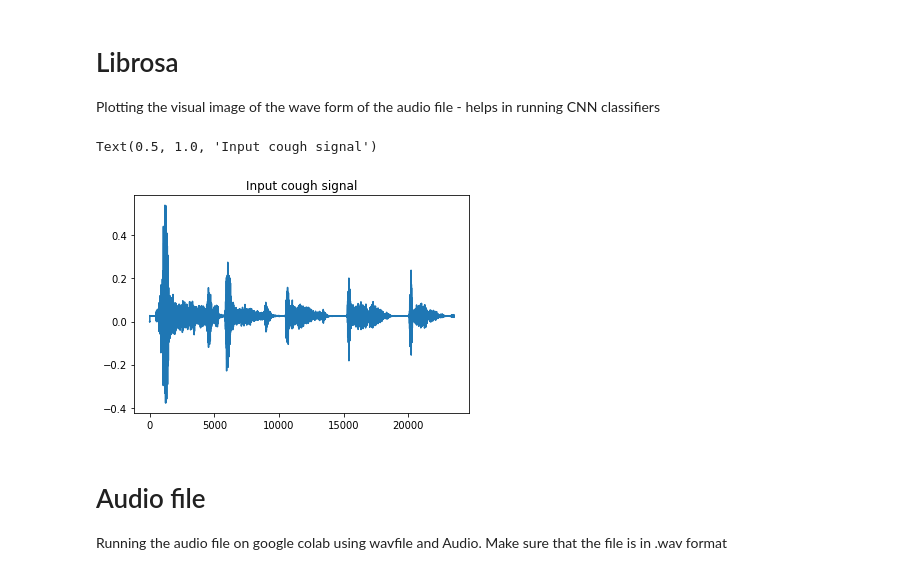
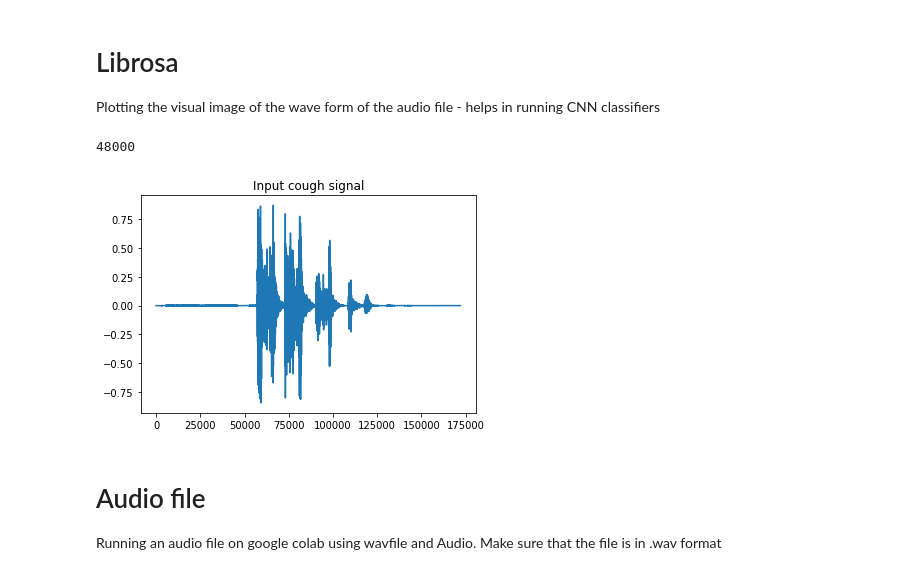
Before and after one commit to ezhil384/ezhil384, a Jupyter notebook: Coswara.ipynb, the cells around one changed output. Drawn from its saved outputs; the diff is of its cells as text; code cells hidden in the pictures.

```diff
--- a/Coswara.ipynb
+++ b/Coswara.ipynb
@@ -58,20 +132,21 @@ Plotting the visual image of the wave form of the audio file - helps in running
 # %%
 import numpy as np
 import matplotlib.pyplot as plt
 import librosa
 import os
 import sys
 #Visualize cough signal
-file = "35_35.wav"
-x,fs = librosa.load(file, sr=None)
+file = "/content/gdrive/MyDrive/Coswara-Data/Extracted_data/20201012/7arBtLdzGeW8oCN0DXhI6dqqUdP2/cough-heavy.wav"
+x,sr = librosa.load(file, sr=48000) #to sample all at 48000
 plt.plot(x)
 plt.title("Input cough signal")
+print(fs)
 # %% [output]
-Text(0.5, 1.0, 'Input cough signal')
+48000
-[figure, old version]
+[figure, new version]
 # %% [markdown]
 # Audio file
-Running the audio file on google colab using wavfile and Audio. Make sure that the file is in .wav format
+Running an audio file on google colab using wavfile and Audio. Make sure that the file is in .wav format
 # %%
 from IPython.display import Audio
 from scipy.io import wavfile
```
Also changed, not shown: parts of 35 cells of this notebook.
